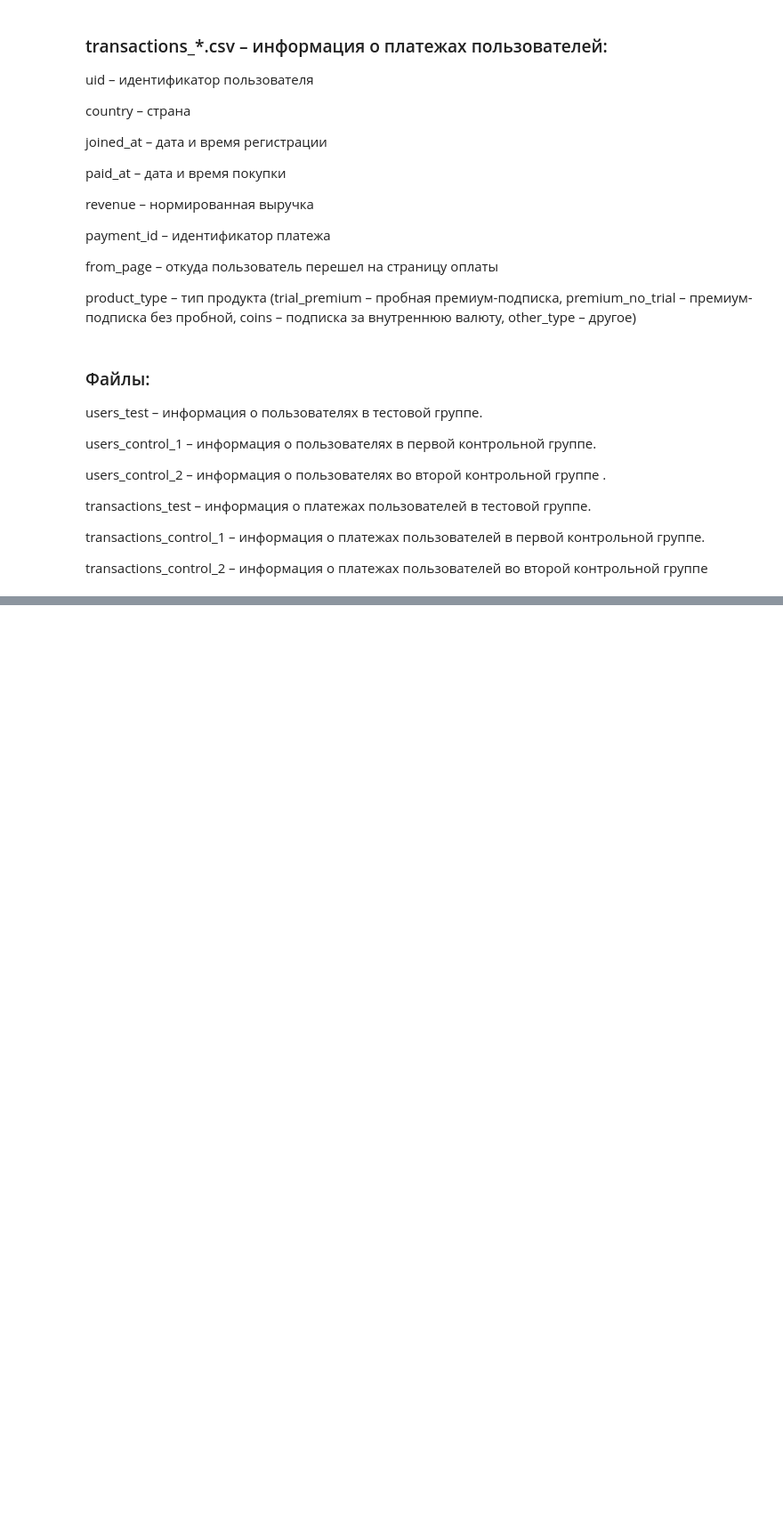
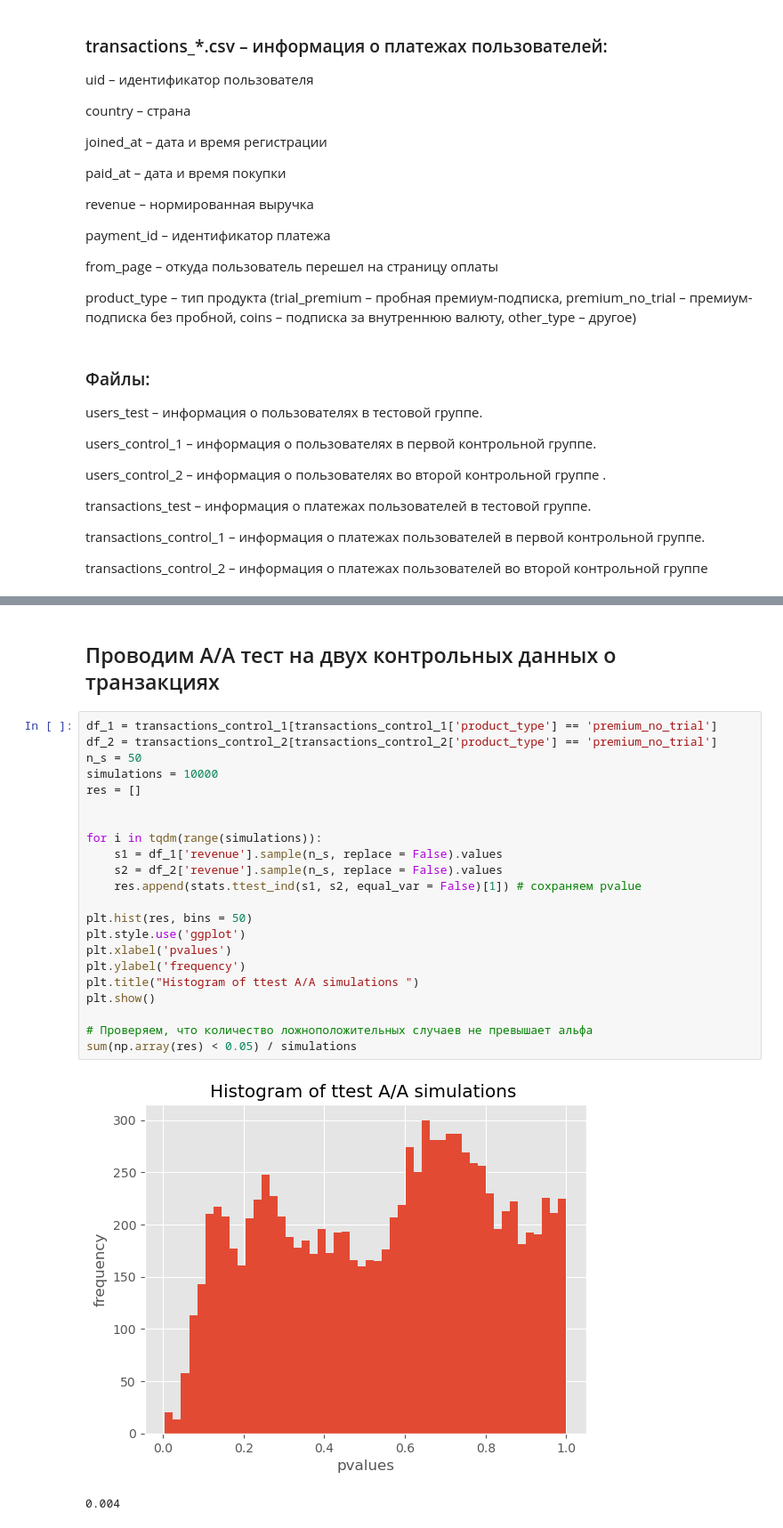
Before and after one commit to Ed-Tari/AB_test_project_2, a Jupyter notebook: pet_2.ipynb, the cells around one changed output, grey strips where cells are left out. Shown at 89% size. Drawn from its saved outputs; the diff is of its cells as text; blank space fills up the shorter version.

```diff
--- a/pet_2.ipynb
+++ b/pet_2.ipynb
@@ -191,0 +280,27 @@ transactions_control_2.head(3)
+# %% [markdown]
+## Проводим А/А тест на двух контрольных данных о транзакциях
+# %%
+df_1 = transactions_control_1[transactions_control_1['product_type'] == 'premium_no_trial']
+df_2 = transactions_control_2[transactions_control_2['product_type'] == 'premium_no_trial']
+n_s = 50
+simulations = 10000
+res = []
+
+
+for i in tqdm(range(simulations)):
+    s1 = df_1['revenue'].sample(n_s, replace = False).values
+    s2 = df_2['revenue'].sample(n_s, replace = False).values
+    res.append(stats.ttest_ind(s1, s2, equal_var = False)[1]) # сохраняем pvalue
+
+plt.hist(res, bins = 50)
+plt.style.use('ggplot')
+plt.xlabel('pvalues')
+plt.ylabel('frequency')
+plt.title("Histogram of ttest A/A simulations ")
+plt.show()
+
+# Проверяем, что количество ложноположительных случаев не превышает альфа
+sum(np.array(res) < 0.05) / simulations
+# %% [output]
+[figure, added]
+0.004
```
Also changed, not shown: parts of 25 cells of this notebook.
